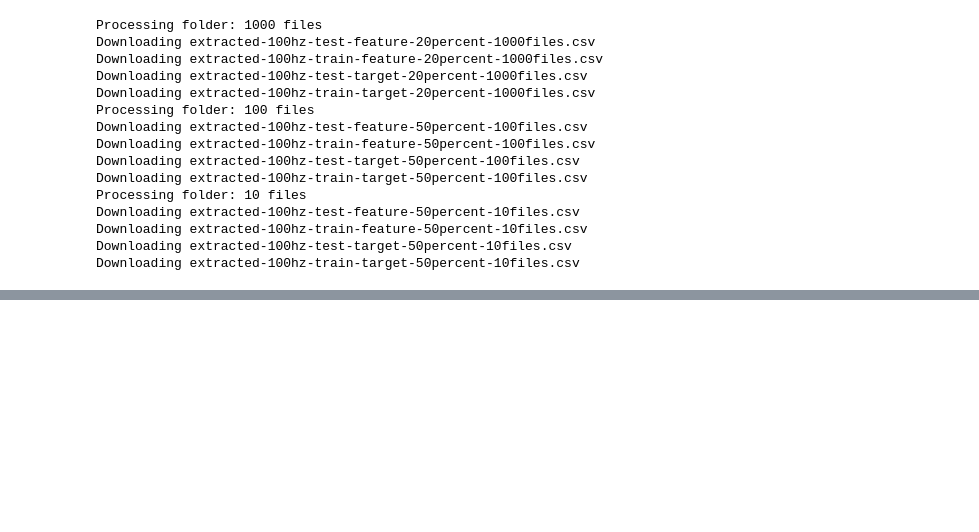
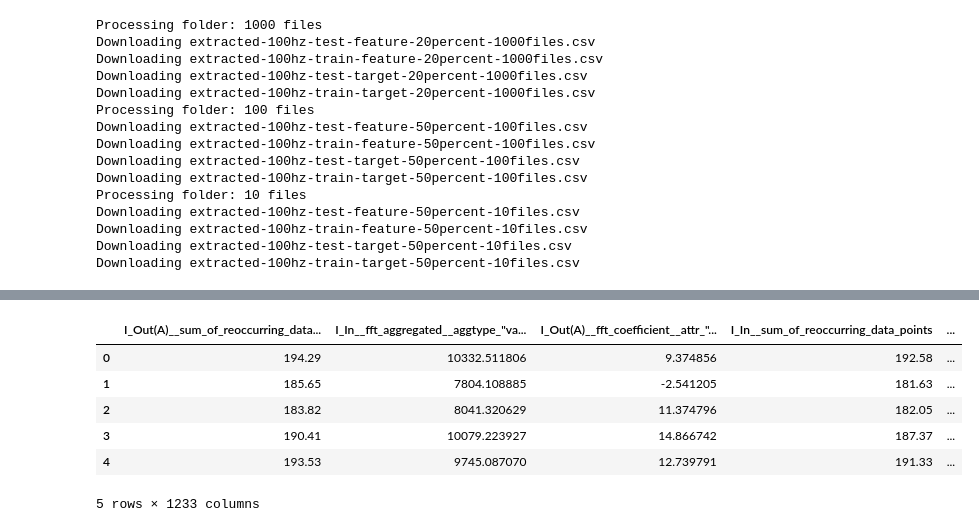
Before and after one commit to aadityane93/SortingLine-ml, a Jupyter notebook: Feature_Selection_and_Model_Training.ipynb, the cells around one changed output, grey strips where cells are left out. Cells and saved outputs as stored; diff of their text form; code cells hidden in the pictures; blank space fills up the shorter version.

```diff
--- a/Feature_Selection_and_Model_Training.ipynb
+++ b/Feature_Selection_and_Model_Training.ipynb
@@ -75,0 +113,10 @@ Downloading extracted-100hz-train-target-50percent-10files.csv
+# %%
+selected_features_test.head()
+# %% [output]
+|  | I_Out(A)__sum_of_reoccurring_data... | I_In__fft_aggregated__aggtype_"va... | I_Out(A)__fft_coefficient__attr_"... | I_In__sum_of_reoccurring_data_points | ... |
+| 0 | 194.29 | 10332.511806 | 9.374856 | 192.58 | ... |
+| 1 | 185.65 | 7804.108885 | -2.541205 | 181.63 | ... |
+| 2 | 183.82 | 8041.320629 | 11.374796 | 182.05 | ... |
+| 3 | 190.41 | 10079.223927 | 14.866742 | 187.37 | ... |
+| 4 | 193.53 | 9745.087070 | 12.739791 | 191.33 | ... |
+5 rows × 1233 columns
```
Also changed, not shown: parts of 9 cells of this notebook.
